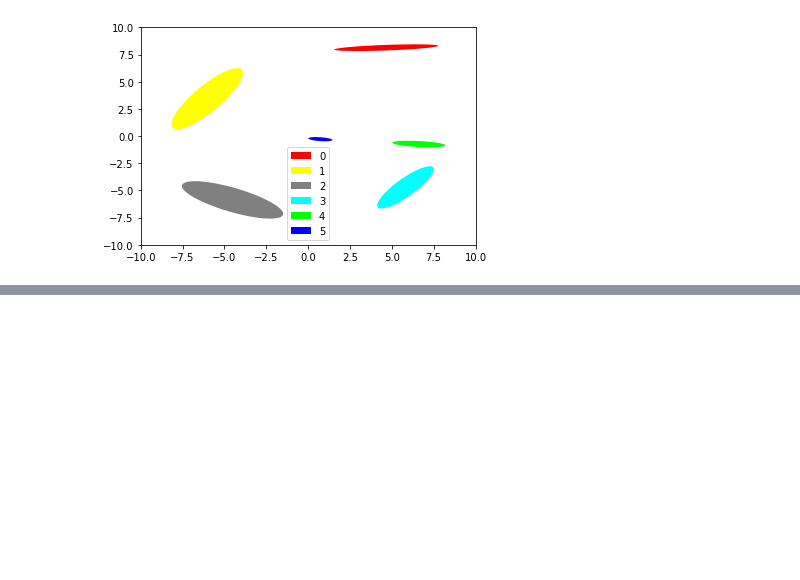
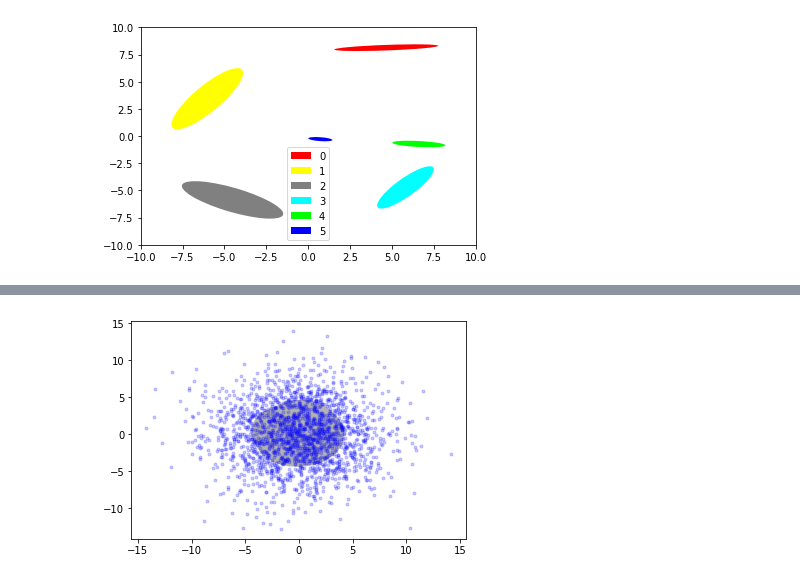
Before and after one commit to fabienjammes/ee613-python, a Jupyter notebook: python notebooks/HSMM.ipynb, the cells around one changed output, grey strips where cells are left out. Cells and saved outputs as stored; diff of their text form; code cells hidden in the pictures; blank space fills up the shorter version.

```diff
--- a/python notebooks/HSMM.ipynb
+++ b/python notebooks/HSMM.ipynb
@@ -415,0 +517,4 @@ class HSMM(HMM):
+# %%
+gmm = GMM(D=Y.shape[1],K=5)
+gmm.fit(Y,init_type='kbins')
+clear_output()
@@ -415,0 +529,6 @@ class HSMM(HMM):
+# %%
+fig,ax = plt.subplots()
+plt.plot(Y[:,0], Y[:,1],'.b',alpha=0.2)
+plot_GMM(gmm.means_[:,0:2],gmm.covariances_[:,0:2,0:2],ax)
+# %% [output]
+[figure, added]
```
Also changed, not shown: parts of 47 cells of this notebook, 1 other file.
